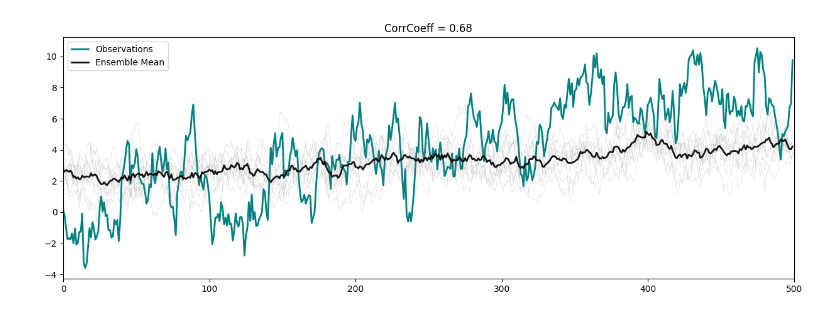
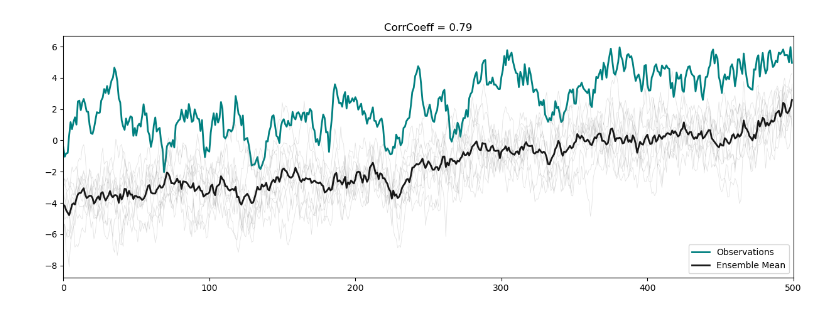
Before and after one commit to eabarnes1010/ai_weather_to_climate_ats780A8, a Jupyter notebook: lecture_code/acc.ipynb, the cells around one changed output. Cells and saved outputs as stored; diff of their text form; code cells hidden in the pictures.

```diff
--- a/lecture_code/acc.ipynb
+++ b/lecture_code/acc.ipynb
@@ -46,11 +46,11 @@ def add_trend(data, trend=0):
 # %%
 # Change these parameters to see how the Anomaly Correlation Coefficient (ACC)
 # changes with different signal and noise variances.
-# ------
-var_signal_obs, var_signal_ens = 1, 0.0
-var_noise_obs, var_noise_ens = 3, 1
-trend_obs, trend_ens = 0.015, 0.005
-model_bias = 2
+# ------ MODIFY HERE ------
+var_signal_obs, var_signal_ens = 1, 0.1
+var_noise_obs, var_noise_ens = 1, 2
+trend_obs, trend_ens = 0.01, 0.01
+model_bias = -4
 # ------
 
 Nsamples = 500
@@ -59,31 +59,31 @@ tau = 10
 
 # Create synthetic observational data
 signal_obs = create_rednoise(Nsamples, tau, var=var_signal_obs)
 noise_obs = create_rednoise(Nsamples, tau, var=var_noise_obs)
 data_obs = add_trend(signal_obs + noise_obs, trend_obs)
 
 # Create synthetic ensemble data
 data_ens = (
     create_ensemble(Nsamples, tau, nens=Nens, var=var_noise_ens)
     + np.sqrt(var_signal_ens) * signal_obs
 ) + model_bias
 data_ens = add_trend(data_ens, trend_ens)
 
 # Compute correlation
 rmo = np.corrcoef(data_ens.mean(axis=0), data_obs)[0, 1]
 
 # Plot the observations, ensemble members, and ensemble mean
 plt.figure(figsize=(15, 5))
 plt.plot(data_obs, label="Observations", linewidth=2, color="teal")
 plt.plot(data_ens.T, color="gray", alpha=0.25, linewidth=0.5)
 plt.plot(
     data_ens.mean(axis=0), label="Ensemble Mean", color="k", alpha=0.9, linewidth=2
 )
 
 plt.title(f"CorrCoeff = {rmo:.2f}")
 plt.xlim(0, 500)
 # plt.ylim(-10, 10)
 plt.legend()
 plt.show()
 # %% [output]
-[figure, old version]
+[figure, new version]
```
Also changed, not shown: parts of 1 cell of this notebook, 1 other file.
